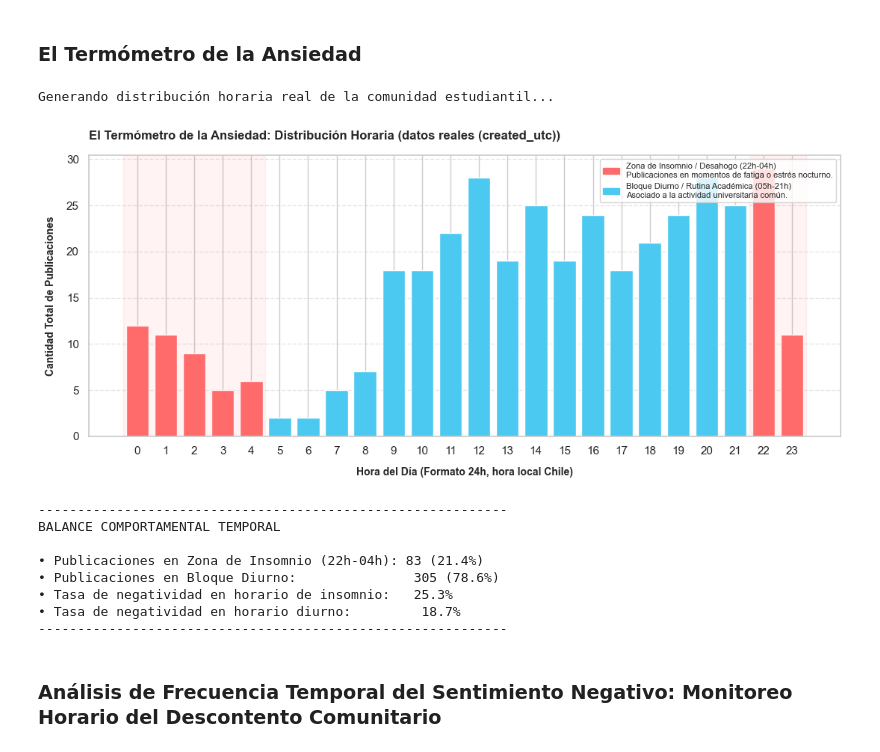
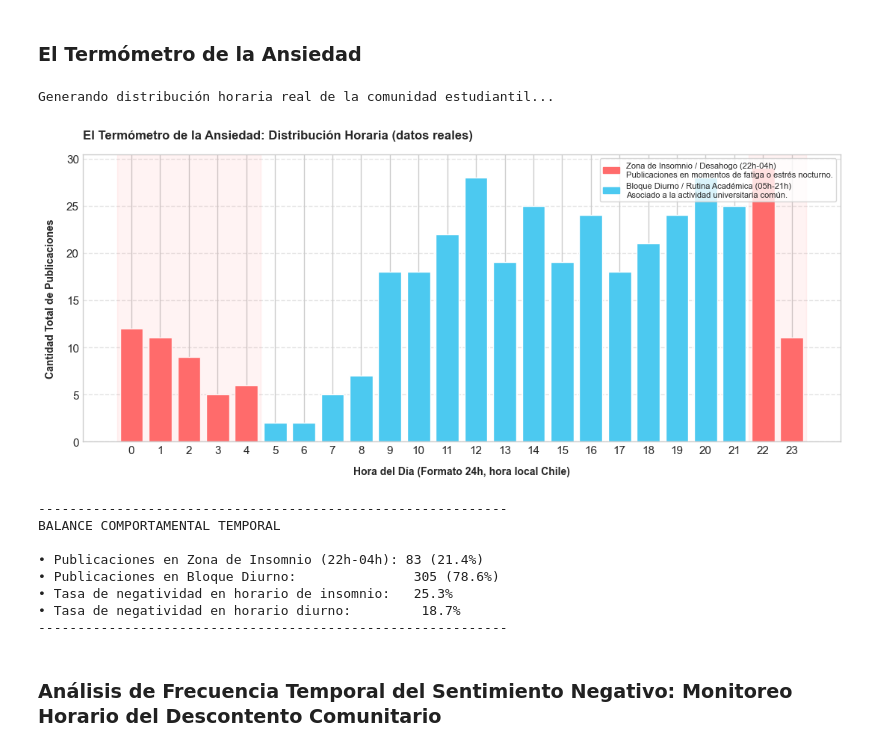
Before and after one commit to andreavalfonzo/redditUSM, a Jupyter notebook: notebooks/USM_Sentiment_Analysis.ipynb, the cells around one changed output. Saved outputs shown, nothing was run; the diff lists cells and outputs as text; code cells hidden in the pictures.

```diff
--- a/notebooks/USM_Sentiment_Analysis.ipynb
+++ b/notebooks/USM_Sentiment_Analysis.ipynb
@@ -573,7 +573,7 @@ if not df_final.empty:
     if 'created_utc' in df_final.columns:
         df_final['datetime_local'] = pd.to_datetime(df_final['created_utc'], unit='s', errors='coerce') - pd.Timedelta(hours=4)
         df_final['hora'] = df_final['datetime_local'].dt.hour
-        fuente_datos = "datos reales (created_utc)"
+        fuente_datos = "datos reales"
     else:
         print("[!] No existe 'created_utc' en df_final — usando datos simulados por seguridad.")
         df_final['hora'] = np.random.randint(0, 24, size=len(df_final))
@@ -622,34 +622,34 @@ if not df_final.empty:
         plt.show()
 
         #Reporte analítico
         total_validos = df_final['hora'].notna().sum()
         zona_insomnio = df_final[(df_final['hora'] >= 22) | (df_final['hora'] <= 4)]
         insomnio_total = zona_insomnio.shape[0]
         porcentaje_insomnio = (insomnio_total / total_validos) * 100 if total_validos > 0 else 0
 
         print("-" * 60)
         print(f"BALANCE COMPORTAMENTAL TEMPORAL\n")
         print(f"• Publicaciones en Zona de Insomnio (22h-04h): {insomnio_total} ({porcentaje_insomnio:.1f}%)")
         print(f"• Publicaciones en Bloque Diurno:               {total_validos - insomnio_total} ({100 - porcentaje_insomnio:.1f}%)")
 
         if 'sentiment_label' in df_final.columns:
             df_final['sentiment_label_clean'] = df_final['sentiment_label'].fillna('').str.lower()
 
             zona_insomnio_clean = df_final[(df_final['hora'] >= 22) | (df_final['hora'] <= 4)]
             zona_diurna_clean = df_final[~df_final.index.isin(zona_insomnio_clean.index)]
 
             if not zona_insomnio_clean.empty:
                 pct_neg_insomnio = (zona_insomnio_clean['sentiment_label_clean'] == 'negative').mean() * 100
                 print(f"• Tasa de negatividad en horario de insomnio:   {pct_neg_insomnio:.1f}%")
             if not zona_diurna_clean.empty:
                 pct_neg_diurno = (zona_diurna_clean['sentiment_label_clean'] == 'negative').mean() * 100
                 print(f"• Tasa de negatividad en horario diurno:         {pct_neg_diurno:.1f}%")
         print("-" * 60)
 else:
     print("[!] El 'df_final' está vacío.")
 # %% [output]
 Generando distribución horaria real de la comunidad estudiantil...
-[figure, old version]
+[figure, new version]
 ------------------------------------------------------------
 BALANCE COMPORTAMENTAL TEMPORAL
 
```
Also changed, not shown: parts of 1 cell of this notebook, 6 other files.
